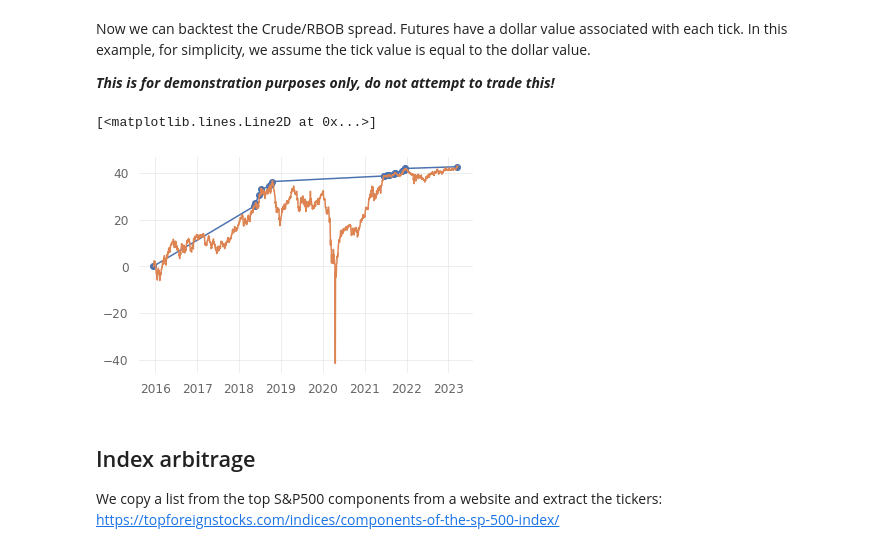
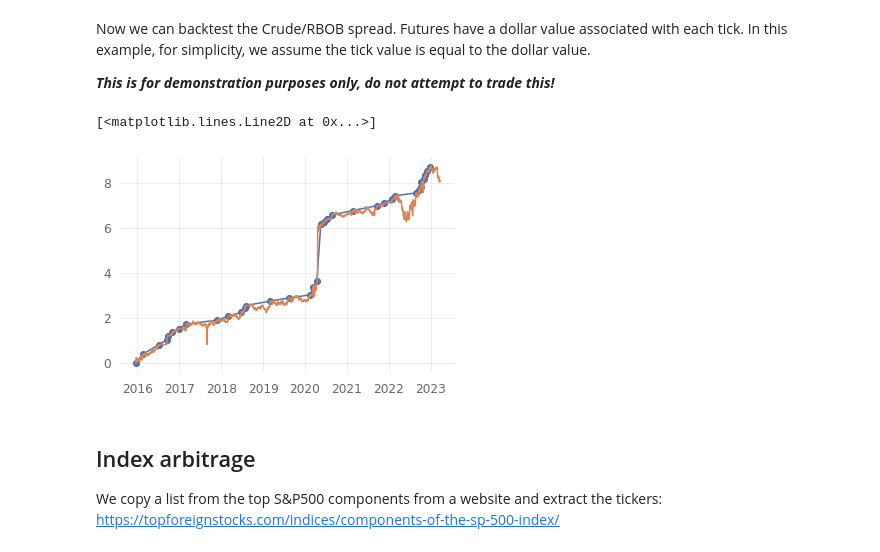
Before and after one commit to rodler/quantinsti_statarb, a Jupyter notebook: PCA_3.ipynb, the cells around one changed output. Saved outputs shown, nothing was run; the diff lists cells and outputs as text; code cells hidden in the pictures.

```diff
--- a/PCA_3.ipynb
+++ b/PCA_3.ipynb
@@ -340,58 +340,51 @@ pnls = [0]
 unrlzd = []
 dt = []
 dates = [pair.index[1500]]
-th = .007
+th = .1
 comms = 0.0
 
 # Looping through each time step
 for i in range(1500,len(pair)):
   if not inpos:
-
-    # Running the PCA
-    evals,evec = pca(pair.iloc[:i])
-
-    # Extracting the first principal component
-    wgts = evec[:,1]
-
-  # Calculating the spread based on weights
-  spread = (pair*wgts).sum(axis=1)
+    pos = pair.iloc[:i].std()
+    spread = ((pair-pair.iloc[:i].mean()).mul(1/pos)).diff(axis=1).values[:,1]
 
   # Calculating the unrealized PnL based on position
   unrlzd.append((spread[i]-spread[i-1])*inpos)
   dt.append(pair.index[i])
 
   # Short entry condition when spread exceeds threshold
-  if not inpos and spread[i]-spread.mean()>th:
+  if not inpos and spread[i]>th:
     inpos=-1
     entry = spread[i]
 
   # Short exit conditions, spread goes below zero
-  elif inpos<0 and spread[i]-spread.mean()<0:
+  elif inpos<0 and spread[i]<0:
 
     # Adding trading costs
     unrlzd[-1]-=comms
     inpos = 0
     pnls.append(entry-spread[i])
     dates.append(pair.index[i])
 
   # Long entry condition when spread goes below threshold
-  elif not inpos and spread[i]-spread.mean()<-th:
+  elif not inpos and spread[i]<-th:
     inpos=1
     entry = spread[i]
 
   # long exit conditions, spread exceeds zero
-  elif inpos>0 and spread[i]-spread.mean()>0:
+  elif inpos>0 and spread[i]>0:
     unrlzd[-1]-=comms
     inpos = 0
     pnls.append(spread[i]-entry)
     dates.append(pair.index[i])
 
 # Plotting the results
 plt.plot(dates,np.cumsum(pnls),'-o')
 plt.plot(dt,np.cumsum(unrlzd))
 # %% [output]
 [<matplotlib.lines.Line2D at 0x...>]
-[figure, old version]
+[figure, new version]
 # %% [markdown]
 ## Index arbitrage
 
```
